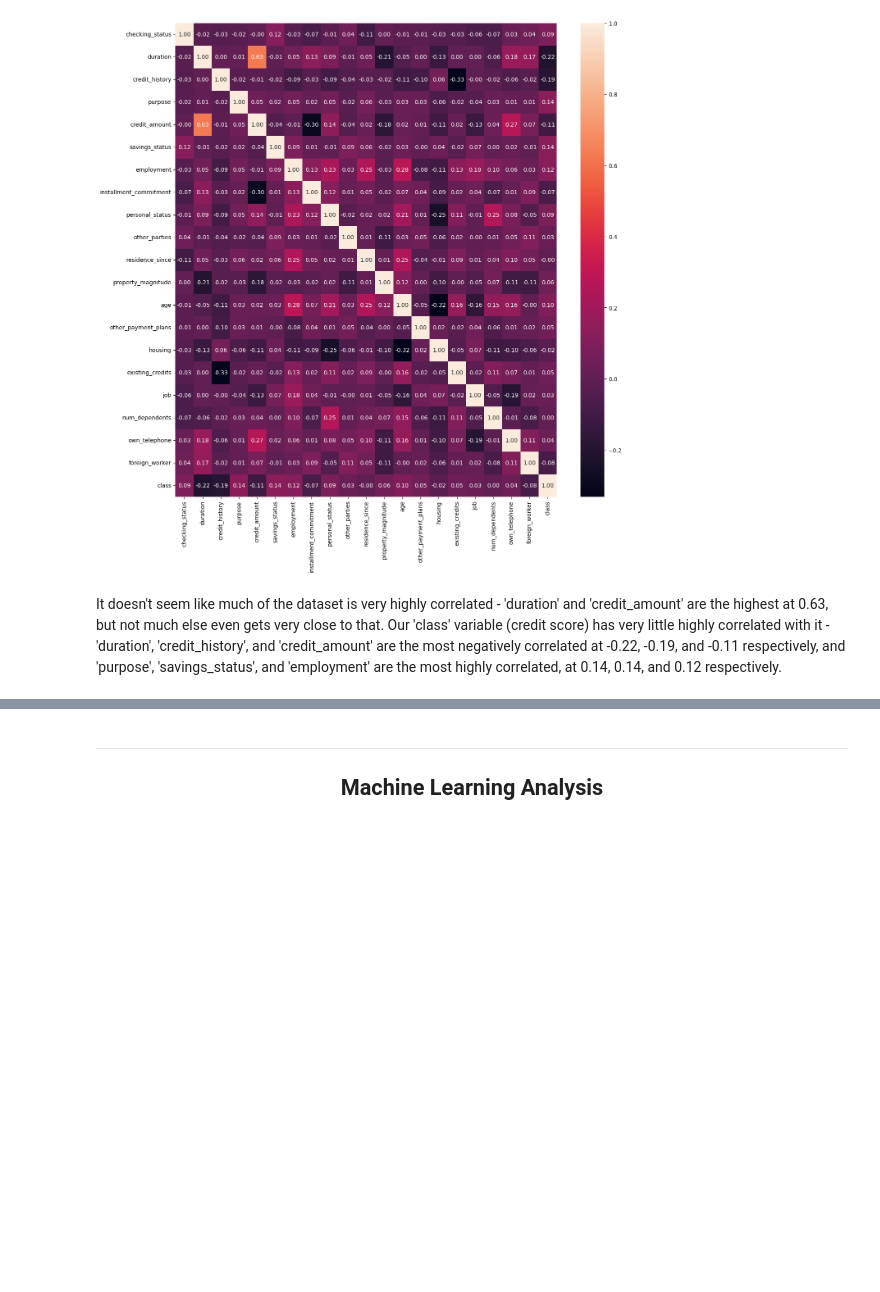
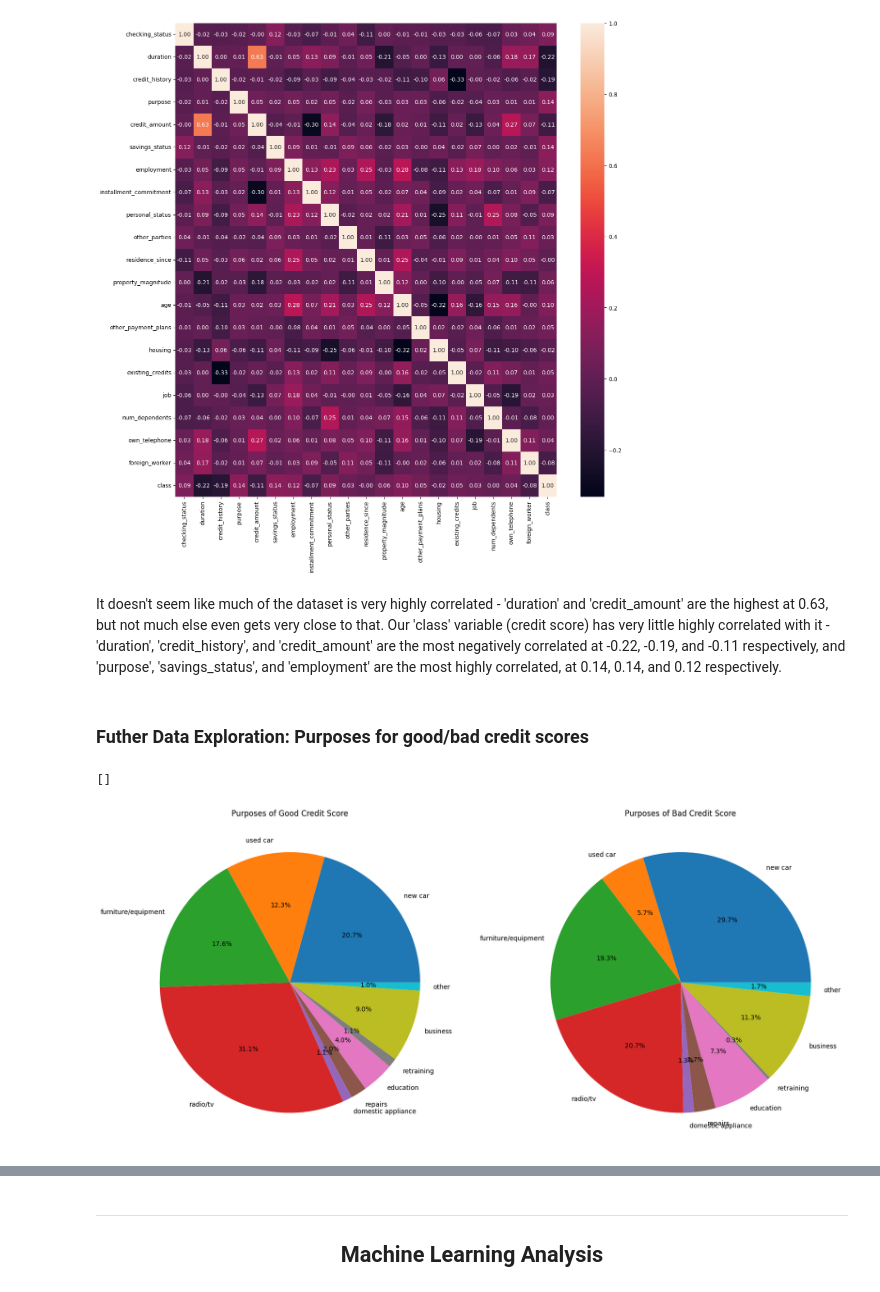
Before and after one commit to kmodo1/kmodo1.github.io, a Jupyter notebook: final-project.ipynb, the cells around one changed output, grey strips where cells are left out. Saved outputs shown, nothing was run; the diff lists cells and outputs as text; code cells hidden in the pictures; blank space fills up the shorter version.

```diff
--- a/final-project.ipynb
+++ b/final-project.ipynb
@@ -136,6 +136,9 @@ Continuous features:
 target = LabelEncoder().fit_transform(target)
 df['class'] = target
 # %%
+original_checking_status = df['checking_status']
+original_purpose = df['purpose']
+
 feature_maps = {
     'checking_status': {'no checking': 0, '<0': -1, '0<=X<200': 1, '>=200': 2},
     'credit_history': {'no credits/all paid': 2, 'all paid': 1, 'existing paid': 0, 'critical/other existing credit': -1, 'delayed previously': -2},
@@ -319,3 +357,29 @@ sns.heatmap(data=df.corr(), annot=True, fmt=".2f")
 [figure]
 # %% [markdown]
 It doesn't seem like much of the dataset is very highly correlated - 'duration' and 'credit_amount' are the highest at 0.63, but not much else even gets very close to that. Our 'class' variable (credit score) has very little highly correlated with it - 'duration', 'credit_history', and 'credit_amount' are the most negatively correlated at -0.22, -0.19, and -0.11 respectively, and 'purpose', 'savings_status', and 'employment' are the most highly correlated, at 0.14, 0.14, and 0.12 respectively.
+# %% [markdown]
+### Futher Data Exploration: Purposes for good/bad credit scores
+# %%
+pie_plot_df_1 = pd.DataFrame()
+pie_plot_df_1['purpose'] = original_purpose
+pie_plot_df_1['class'] = df['class']
+pie_plot_df_good_1 = pie_plot_df_1[pie_plot_df_1['class'] == 1]
+pie_plot_df_bad_1 = pie_plot_df_1[pie_plot_df_1['class'] == 0]
+good_grouped_1 = pie_plot_df_good_1.groupby(by='purpose', observed=False).count()
+# vacation has a count of 0, so we drop all items with a count of 0
+good_grouped_1 = good_grouped_1.loc[(good_grouped_1 != 0).any(axis=1)]
+plt.figure(figsize=(20,20))
+plt.subplot(1, 2, 1)
+plt.pie(list(good_grouped_1['class']), labels=list(good_grouped_1.index), autopct = '%1.1f%%')
+plt.title("Purposes of Good Credit Score")
+plt.plot()
+bad_grouped_1 = pie_plot_df_bad_1.groupby(by='purpose', observed=False).count()
+# vacation has a count of 0, so we drop all items with a count of 0
+bad_grouped_1 = bad_grouped_1.loc[(bad_grouped_1 != 0).any(axis=1)]
+plt.subplot(1, 2, 2)
+plt.pie(list(bad_grouped_1['class']), labels=list(bad_grouped_1.index), autopct = '%1.1f%%')
+plt.title("Purposes of Bad Credit Score")
+plt.plot()
+# %% [output]
+[]
+[figure, added]
```
Also changed, not shown: parts of 18 cells of this notebook, 1 other file.
